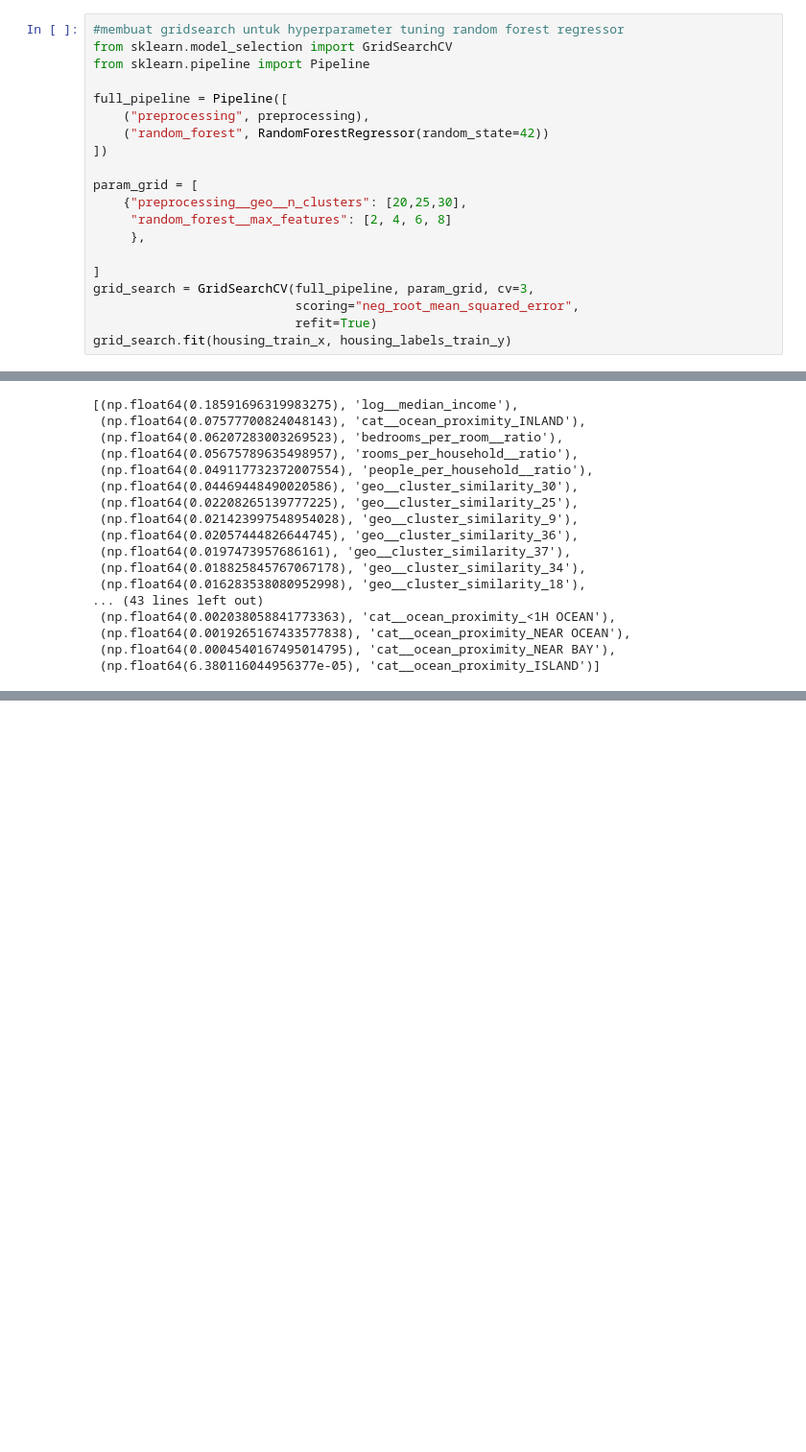
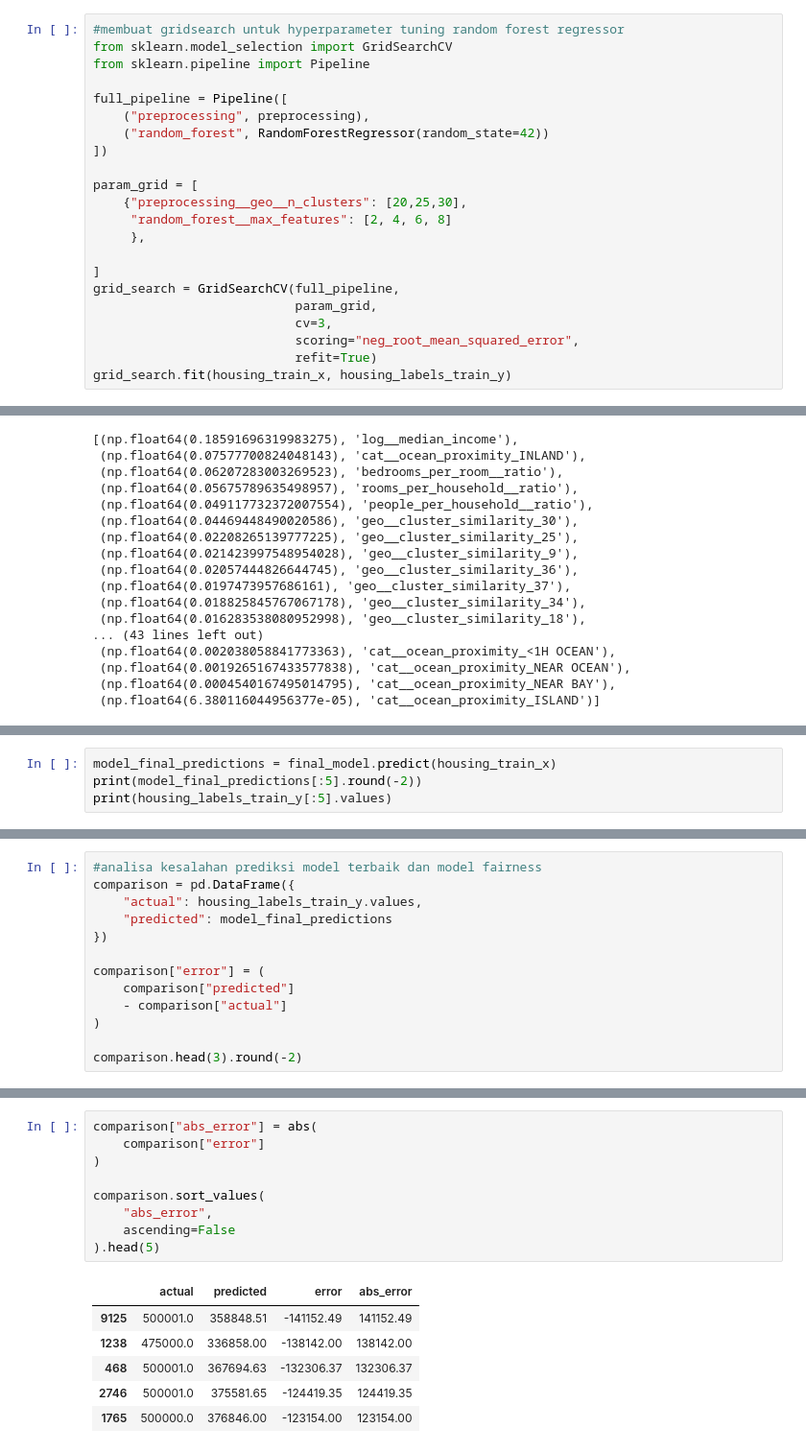
Before and after one commit to setyawanandrew74-pixel/MLops_Project_1, a Jupyter notebook: notebooks/data preparation final revisi.ipynb, the cells around one changed output, grey strips where cells are left out. Shown at 96% size. Drawn from its saved outputs; the diff is of its cells as text; blank space fills up the shorter version.

```diff
--- a/notebooks/data preparation final revisi.ipynb
+++ b/notebooks/data preparation final revisi.ipynb
@@ -300,7 +300,9 @@ param_grid = [
      },
 
 ]
-grid_search = GridSearchCV(full_pipeline, param_grid, cv=3,
+grid_search = GridSearchCV(full_pipeline,
+                           param_grid,
+                           cv=3,
                            scoring="neg_root_mean_squared_error",
                            refit=True)
 grid_search.fit(housing_train_x, housing_labels_train_y)
@@ -486,0 +520,4 @@ sorted(zip(feature_importances,
+# %%
+model_final_predictions = final_model.predict(housing_train_x)
+print(model_final_predictions[:5].round(-2))
+print(housing_labels_train_y[:5].values)
@@ -486,0 +527,13 @@ sorted(zip(feature_importances,
+# %%
+#analisa kesalahan prediksi model terbaik dan model fairness
+comparison = pd.DataFrame({
+    "actual": housing_labels_train_y.values,
+    "predicted": model_final_predictions
+})
+
+comparison["error"] = (
+    comparison["predicted"]
+    - comparison["actual"]
+)
+
+comparison.head(3).round(-2)
@@ -486,0 +545,16 @@ sorted(zip(feature_importances,
+# %%
+comparison["abs_error"] = abs(
+    comparison["error"]
+)
+
+comparison.sort_values(
+    "abs_error",
+    ascending=False
+).head(5)
+# %% [output]
+|  | actual | predicted | error | abs_error |
+| 9125 | 500001.0 | 358848.51 | -141152.49 | 141152.49 |
+| 1238 | 475000.0 | 336858.00 | -138142.00 | 138142.00 |
+| 468 | 500001.0 | 367694.63 | -132306.37 | 132306.37 |
+| 2746 | 500001.0 | 375581.65 | -124419.35 | 124419.35 |
+| 1765 | 500000.0 | 376846.00 | -123154.00 | 123154.00 |
```
Also changed, not shown: parts of 13 cells of this notebook.
